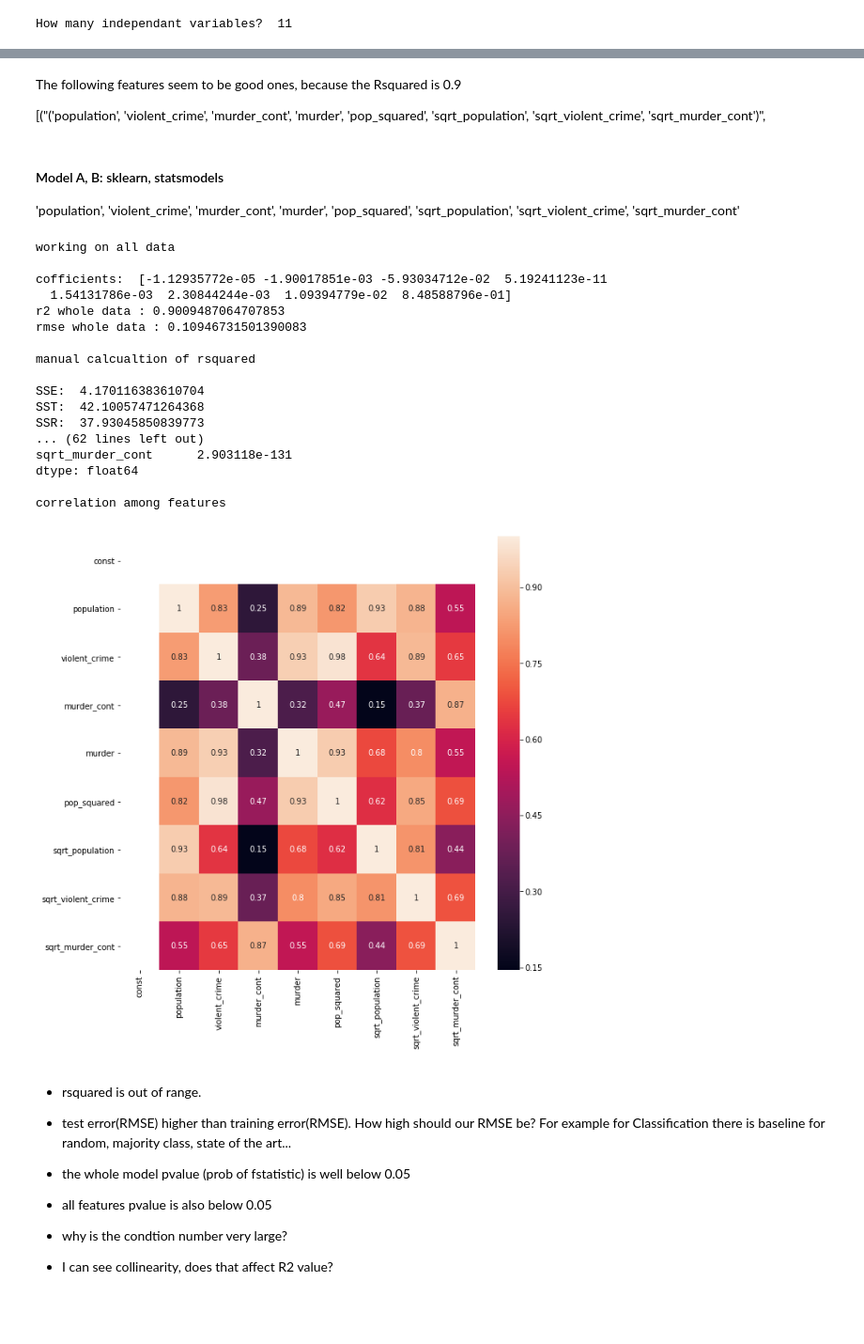
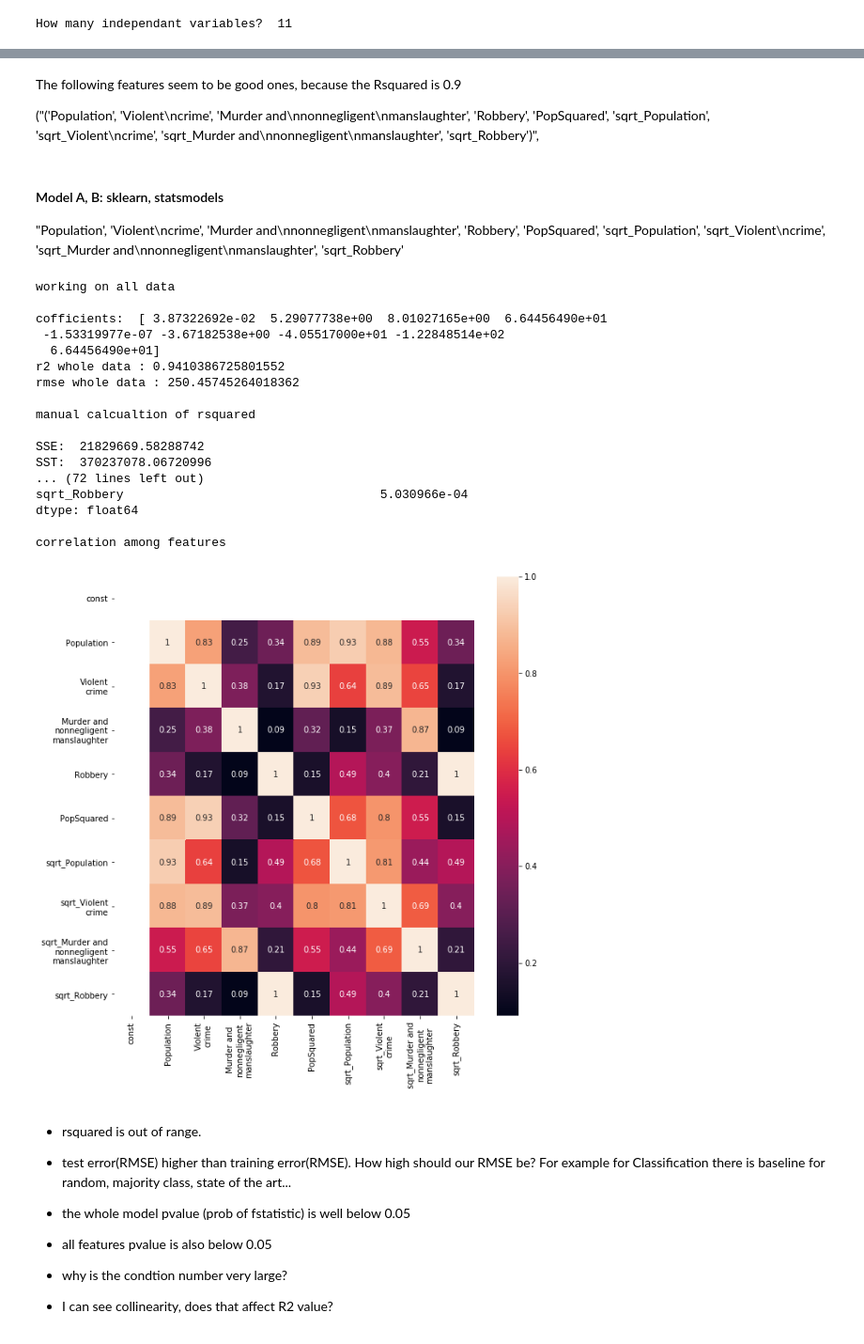
Before and after one commit to Tinsae/Thinkful-Data-Science, a Jupyter notebook: DS/Unit 2/2.5.2 Challenge+Validating a linear regression.ipynb, the cells around one changed output, grey strips where cells are left out. Shown at 94% size. Drawn from its saved outputs; the diff is of its cells as text; code cells hidden in the pictures; blank space fills up the shorter version.

Commit message:
fixed regression model

```diff
--- a/DS/Unit 2/2.5.2 Challenge+Validating a linear regression.ipynb
+++ b/DS/Unit 2/2.5.2 Challenge+Validating a linear regression.ipynb
@@ -129,14 +129,14 @@ newyork['PopSquared'] = newyork['Population'] ** 2
 newyork['Murder'] = newyork[newyork.columns[3]] > 0
 newyork['Robbery'] = newyork['Robbery'] > 0
 # rename columns
-new_column_names = ['city', 'population', 'violent_crime', 'murder_cont', 'rape2', 'robbery',
-                   'aggravated_assault', 'property_crime', 'burglary',
-                   'lacrceny_theft', 'motor_vehicle_theft', 'pop_squared', 'murder']
-newyork.columns = new_column_names
+#new_column_names = ['city', 'population', 'violent_crime', 'murder_cont', 'rape2', 'robbery',
+#                   'aggravated_assault', 'property_crime', 'burglary',
+#                   'lacrceny_theft', 'motor_vehicle_theft', 'pop_squared', 'murder']
+#newyork.columns = new_column_names
 # rearrange the colums(move the dependant variable to the end)
 # a regression model with multiple dependent variables is called multivariate not multivariable
 # multivariable means multiple independent variables and one dependent variable
-newyork.columns = new_column_names[:7] + new_column_names[8:] + [new_column_names[7]]
+#newyork.columns = new_column_names[:7] + new_column_names[8:] + [new_column_names[7]]
 # %% [markdown]
 Beware of these
 - Colinearity
@@ -254,5 +275,5 @@ The highest R2 is only 0.4 but it gives some hint about the quality of the featu
 # %%
-good_features = ['population', 'violent_crime','murder_cont','robbery' ,'pop_squared']
+good_features = ['Population', 'Violent\ncrime','Murder and\nnonnegligent\nmanslaughter','Robbery' ,'PopSquared']
 sqrt_features = ['sqrt_'+ c for c in good_features[:-1]]
 
 # sqrt is not applied to pop_squared because it will create duplicate feature, population
@@ -266,7 +287,7 @@ for L in range(0, len(good_features)+1):
     for subset in itertools.combinations(good_features, L):
         if(len(subset) > 0):
             X =  newyork[list(subset)]
-            Y =  newyork['property_crime']
+            Y =  newyork['Property\ncrime']
             reg.fit(X,Y)
             scores[str(subset)] = reg.score(X, Y)
 # %%
@@ -294,22 +315,22 @@ sorted_by_value[:50]
 # %% [markdown]
 The following features seem to be good ones, because the Rsquared is 0.9
 
-[("('population', 'violent_crime', 'murder_cont', 'murder', 'pop_squared', 'sqrt_population', 'sqrt_violent_crime', 'sqrt_murder_cont')",
+("('Population', 'Violent\\ncrime', 'Murder and\\nnonnegligent\\nmanslaughter', 'Robbery', 'PopSquared', 'sqrt_Population', 'sqrt_Violent\\ncrime', 'sqrt_Murder and\\nnonnegligent\\nmanslaughter', 'sqrt_Robbery')",
 # %%
 # Here I am using sklearn.metrics.mean_squared_error. It returns the average Residual sum of squares(errors)(or SSE).
 # It divides by n. Brandon divides by the degrees of freedom (numberofdatapoints - numberofparameters)
 # see the wikipedia definition for this
 # In regression analysis, the term mean squared error is sometimes used to refer to the unbiased estimate of error variance:
 # the residual sum of squares divided by the number of degrees of freedom.
-# %% [markdown]
-#### Model A, B: sklearn, statsmodels
-
-'population', 'violent_crime', 'murder_cont', 'murder', 'pop_squared', 'sqrt_population', 'sqrt_violent_crime', 'sqrt_murder_cont'
+# %% [markdown]
+#### Model A, B: sklearn, statsmodels
+
+"Population', 'Violent\ncrime', 'Murder and\nnonnegligent\nmanslaughter', 'Robbery', 'PopSquared', 'sqrt_Population', 'sqrt_Violent\ncrime', 'sqrt_Murder and\nnonnegligent\nmanslaughter', 'sqrt_Robbery'
 # %%
 from sklearn.linear_model import LinearRegression
 reg_model = LinearRegression()
-X = newyork[['population', 'violent_crime', 'murder_cont', 'murder', 'pop_squared', 'sqrt_population', 'sqrt_violent_crime', 'sqrt_murder_cont']]
-Y = newyork['property_crime']
+X = newyork[['Population', 'Violent\ncrime', 'Murder and\nnonnegligent\nmanslaughter', 'Robbery', 'PopSquared', 'sqrt_Population', 'sqrt_Violent\ncrime', 'sqrt_Murder and\nnonnegligent\nmanslaughter', 'sqrt_Robbery']]
+Y = newyork['Property\ncrime']
 reg_model.fit(X,Y)
 
 from sklearn import metrics
@@ -369,43 +390,43 @@ print("rsquared on train data(80%)", reg_modelA.score(X_train, y_train))
 print("rsquared on test data(20%)", reg_modelA.score(X_test, y_test))
 
 # stats model helps to find tvalues
 # check the pvalues of the parameters
 # using stats models
 print("\nstats model summary \n")
 
 import statsmodels.formula.api as smf
 import statsmodels.api as sm
 X = sm.add_constant(X)
 reg_modelB = smf.OLS(Y,X.astype(float)).fit()
 
 print(reg_modelB.summary())
 print("\n pvalues \n")
 
 print(reg_modelB.pvalues)
 
 print("\ncorrelation among features\n")
 fig= plt.figure(figsize=(10,10))
 sns.heatmap(X.corr(), annot=True)
 plt.show()
 # %% [output]
 working on all data
 
-cofficients:  [-1.12935772e-05 -1.90017851e-03 -5.93034712e-02  5.19241123e-11
-  1.54131786e-03  2.30844244e-03  1.09394779e-02  8.48588796e-01]
-r2 whole data : 0.9009487064707853
-rmse whole data : 0.10946731501390083
+cofficients:  [ 3.87322692e-02  5.29077738e+00  8.01027165e+00  6.64456490e+01
+ -1.53319977e-07 -3.67182538e+00 -4.05517000e+01 -1.22848514e+02
+  6.64456490e+01]
+r2 whole data : 0.9410386725801552
+rmse whole data : 250.45745264018362
 
 manual calcualtion of rsquared
 
-SSE:  4.170116383610704
-SST:  42.10057471264368
-SSR:  37.93045850839773
-... (62 lines left out)
-sqrt_murder_cont      2.903118e-131
+SSE:  21829669.58288742
+SST:  370237078.06720996
+... (72 lines left out)
+sqrt_Robbery                                   5.030966e-04
 dtype: float64
 
 correlation among features
-[figure, old version]
+[figure, new version]
 # %% [markdown]
 * rsquared is out of range.
 * test error(RMSE) higher than training error(RMSE). How high should our RMSE be? For example for Classification there is baseline for random, majority class, state of the art...
```
Also changed, not shown: parts of 29 cells of this notebook, 1 other file.
